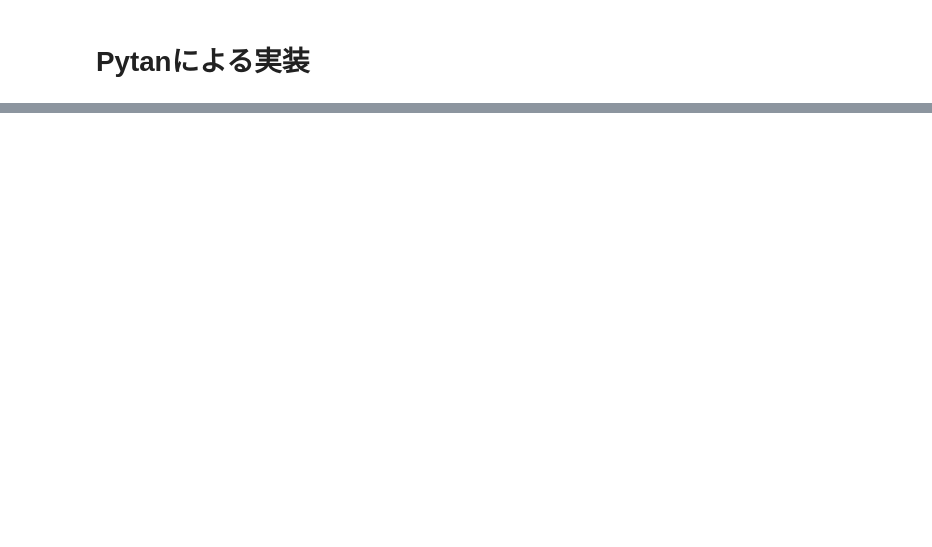
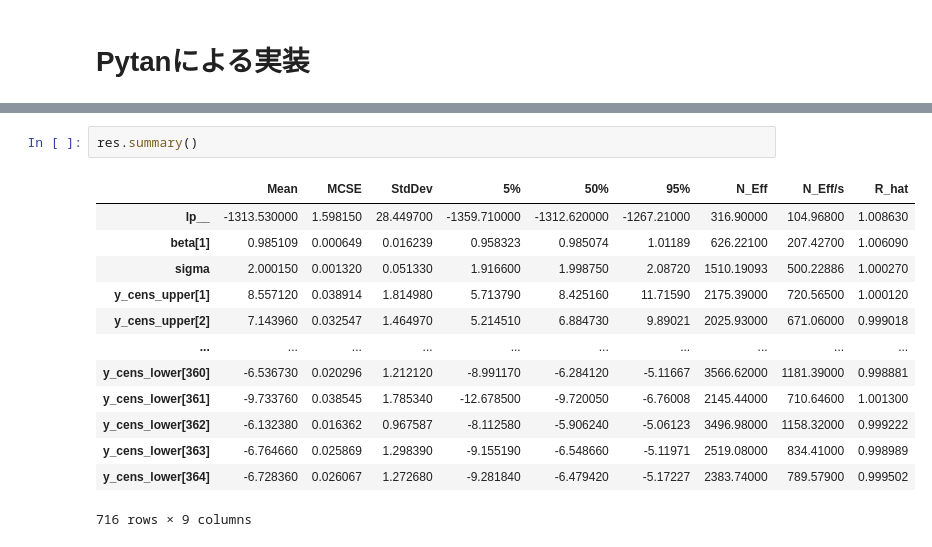
Before and after one commit to S10aki95/note, a Jupyter notebook: notebook/censored_regression_pystan.ipynb, the cells around one changed output, grey strips where cells are left out. Drawn from its saved outputs; the diff is of its cells as text; blank space fills up the shorter version.

```diff
--- a/notebook/censored_regression_pystan.ipynb
+++ b/notebook/censored_regression_pystan.ipynb
@@ -68,0 +135,16 @@ UnicodeDecodeError: 'utf-8' codec can't decode byte 0x8f in position 0: invalid
+# %%
+res.summary()
+# %% [output]
+|  | Mean | MCSE | StdDev | 5% | 50% | 95% | N_Eff | N_Eff/s | R_hat |
+| lp__ | -1313.530000 | 1.598150 | 28.449700 | -1359.710000 | -1312.620000 | -1267.21000 | 316.90000 | 104.96800 | 1.008630 |
+| beta[1] | 0.985109 | 0.000649 | 0.016239 | 0.958323 | 0.985074 | 1.01189 | 626.22100 | 207.42700 | 1.006090 |
+| sigma | 2.000150 | 0.001320 | 0.051330 | 1.916600 | 1.998750 | 2.08720 | 1510.19093 | 500.22886 | 1.000270 |
+| y_cens_upper[1] | 8.557120 | 0.038914 | 1.814980 | 5.713790 | 8.425160 | 11.71590 | 2175.39000 | 720.56500 | 1.000120 |
+| y_cens_upper[2] | 7.143960 | 0.032547 | 1.464970 | 5.214510 | 6.884730 | 9.89021 | 2025.93000 | 671.06000 | 0.999018 |
+| ... | ... | ... | ... | ... | ... | ... | ... | ... | ... |
+| y_cens_lower[360] | -6.536730 | 0.020296 | 1.212120 | -8.991170 | -6.284120 | -5.11667 | 3566.62000 | 1181.39000 | 0.998881 |
+| y_cens_lower[361] | -9.733760 | 0.038545 | 1.785340 | -12.678500 | -9.720050 | -6.76008 | 2145.44000 | 710.64600 | 1.001300 |
+| y_cens_lower[362] | -6.132380 | 0.016362 | 0.967587 | -8.112580 | -5.906240 | -5.06123 | 3496.98000 | 1158.32000 | 0.999222 |
+| y_cens_lower[363] | -6.764660 | 0.025869 | 1.298390 | -9.155190 | -6.548660 | -5.11971 | 2519.08000 | 834.41000 | 0.998989 |
+| y_cens_lower[364] | -6.728360 | 0.026067 | 1.272680 | -9.281840 | -6.479420 | -5.17227 | 2383.74000 | 789.57900 | 0.999502 |
+716 rows × 9 columns
```
Also changed, not shown: parts of 8 cells of this notebook, 1 other file.
